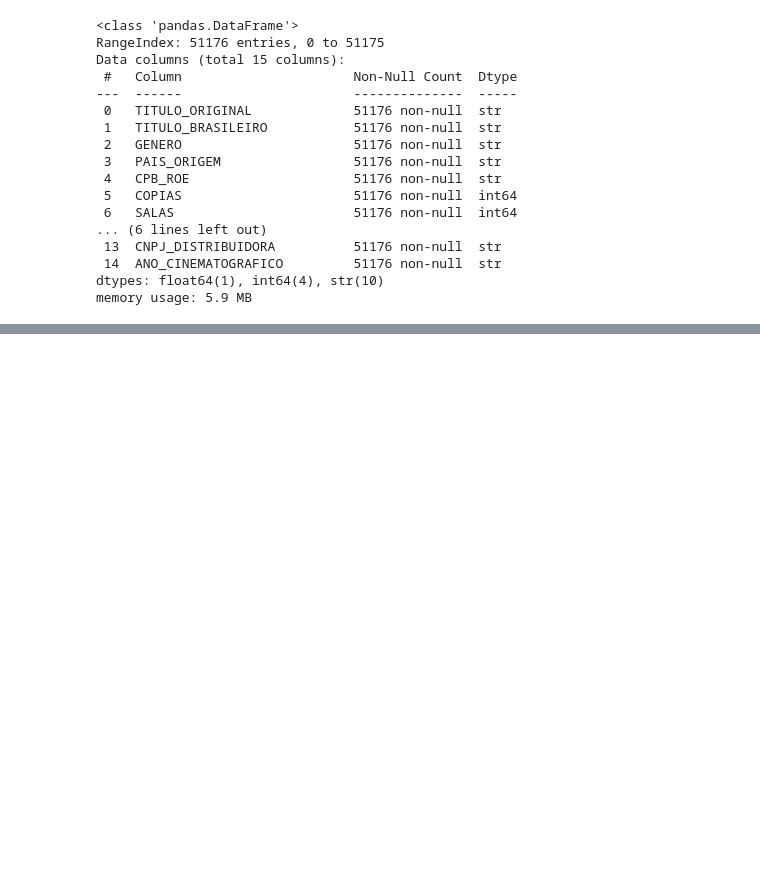
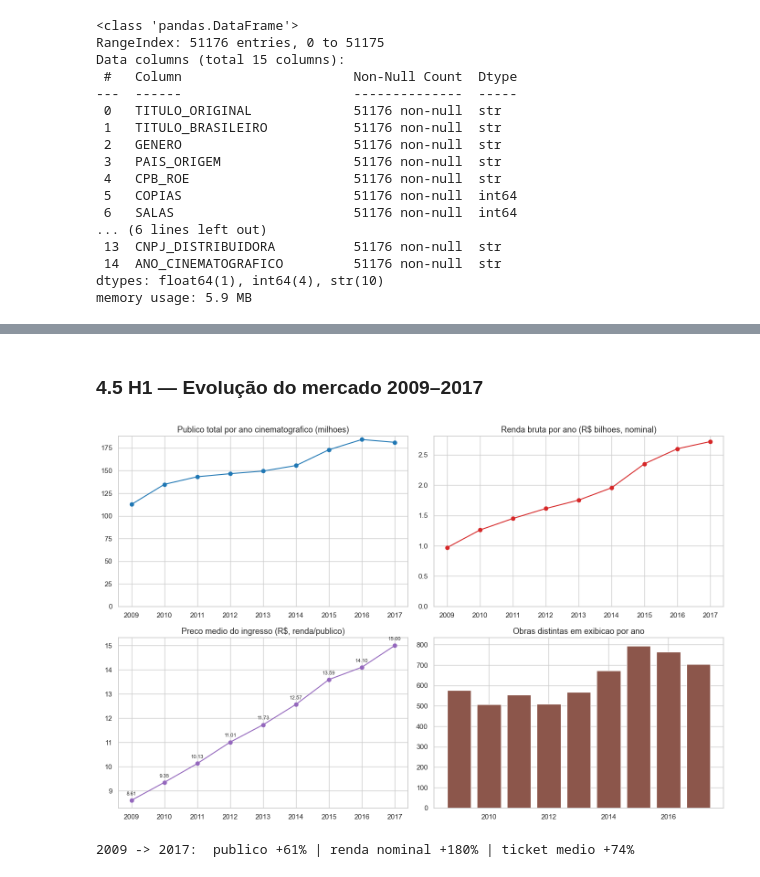
Before and after one commit to danielsiqueiradev/MVP_Analise_De_Dados_PUC-RJ, a Jupyter notebook: MVP_Bilheteria_Cinema_Brasileiro.ipynb, the cells around one changed output, grey strips where cells are left out. Cells and saved outputs as stored; diff of their text form; code cells hidden in the pictures; blank space fills up the shorter version.

```diff
--- a/MVP_Bilheteria_Cinema_Brasileiro.ipynb
+++ b/MVP_Bilheteria_Cinema_Brasileiro.ipynb
@@ -670,0 +335,34 @@ Entre 2009 e 2017, a bilheteria brasileira cresceu — mas cresceu **pelo preço
+# %% [markdown]
+### 4.5 H1 — Evolução do mercado 2009–2017
+# %%
+df_raw = df_raw.copy()
+df_raw["ANO"] = pd.to_datetime(df_raw["ANO_CINEMATOGRAFICO"]).dt.year
+
+anual = (df_raw.groupby("ANO")
+               .agg(PUBLICO=("PUBLICO", "sum"), RENDA=("RENDA", "sum"),
+                    OBRAS=("CPB_ROE", "nunique")))
+anual["TICKET_MEDIO"] = anual["RENDA"] / anual["PUBLICO"]
+
+fig, axes = plt.subplots(2, 2, figsize=(14, 9))
+axes[0, 0].plot(anual.index, anual["PUBLICO"] / 1e6, marker="o", color="#1f77b4")
+axes[0, 0].set_title("Publico total por ano cinematografico (milhoes)")
+axes[0, 0].set_ylim(0)
+axes[0, 1].plot(anual.index, anual["RENDA"] / 1e9, marker="o", color="#d62728")
+axes[0, 1].set_title("Renda bruta por ano (R$ bilhoes, nominal)")
+axes[0, 1].set_ylim(0)
+axes[1, 0].plot(anual.index, anual["TICKET_MEDIO"], marker="o", color="#9467bd")
+axes[1, 0].set_title("Preco medio do ingresso (R$, renda/publico)")
+for x, y in zip(anual.index, anual["TICKET_MEDIO"]):
+    axes[1, 0].annotate(f"{y:.2f}", (x, y), textcoords="offset points",
+                        xytext=(0, 8), ha="center", fontsize=8)
+axes[1, 1].bar(anual.index, anual["OBRAS"], color="#8c564b")
+axes[1, 1].set_title("Obras distintas em exibicao por ano")
+plt.tight_layout()
+plt.show()
+
+cresc = lambda c: anual[c].loc[2017] / anual[c].loc[2009] - 1
+print(f"2009 -> 2017:  publico {cresc('PUBLICO'):+.0%} | renda nominal {cresc('RENDA'):+.0%} | "
+      f"ticket medio {cresc('TICKET_MEDIO'):+.0%}")
+# %% [output]
+[figure, added]
+2009 -> 2017:  publico +61% | renda nominal +180% | ticket medio +74%
```
Also changed, not shown: parts of 96 cells of this notebook, 1 other file.
